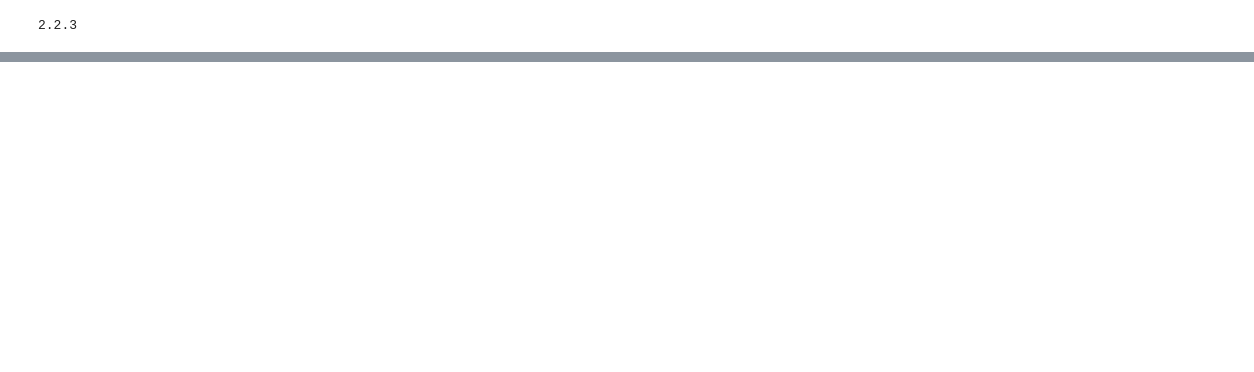
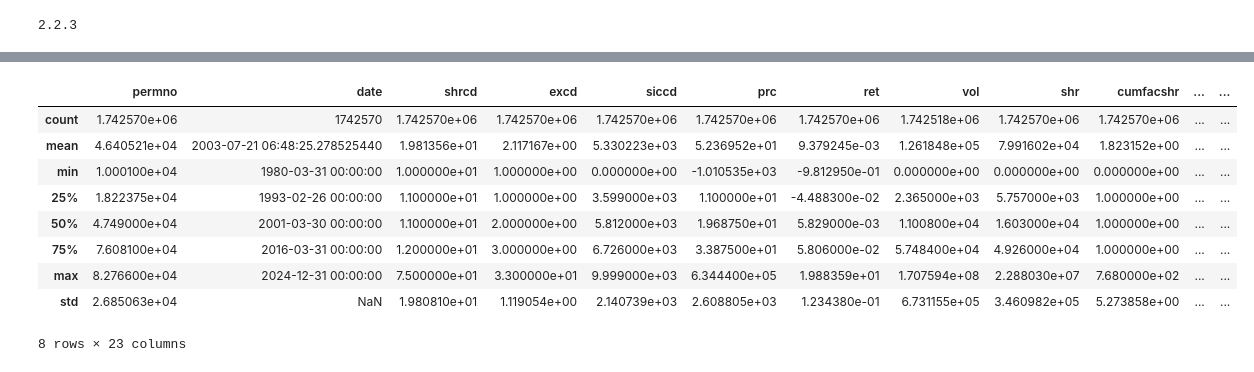
Before and after one commit to acrid2075/BotQ2025, a Jupyter notebook: momentum_improved.ipynb, the cells around one changed output, grey strips where cells are left out. Drawn from its saved outputs; the diff is of its cells as text; code cells hidden in the pictures; blank space fills up the shorter version.

```diff
--- a/momentum_improved.ipynb
+++ b/momentum_improved.ipynb
@@ -32,0 +68,13 @@ KeyboardInterrupt:
+# %%
+df.describe()
+# %% [output]
+|  | permno | date | shrcd | excd | siccd | prc | ret | vol | shr | cumfacshr | ... | ... |
+| count | 1.742570e+06 | 1742570 | 1.742570e+06 | 1.742570e+06 | 1.742570e+06 | 1.742570e+06 | 1.742570e+06 | 1.742518e+06 | 1.742570e+06 | 1.742570e+06 | ... | ... |
+| mean | 4.640521e+04 | 2003-07-21 06:48:25.278525440 | 1.981356e+01 | 2.117167e+00 | 5.330223e+03 | 5.236952e+01 | 9.379245e-03 | 1.261848e+05 | 7.991602e+04 | 1.823152e+00 | ... | ... |
+| min | 1.000100e+04 | 1980-03-31 00:00:00 | 1.000000e+01 | 1.000000e+00 | 0.000000e+00 | -1.010535e+03 | -9.812950e-01 | 0.000000e+00 | 0.000000e+00 | 0.000000e+00 | ... | ... |
+| 25% | 1.822375e+04 | 1993-02-26 00:00:00 | 1.100000e+01 | 1.000000e+00 | 3.599000e+03 | 1.100000e+01 | -4.488300e-02 | 2.365000e+03 | 5.757000e+03 | 1.000000e+00 | ... | ... |
+| 50% | 4.749000e+04 | 2001-03-30 00:00:00 | 1.100000e+01 | 2.000000e+00 | 5.812000e+03 | 1.968750e+01 | 5.829000e-03 | 1.100800e+04 | 1.603000e+04 | 1.000000e+00 | ... | ... |
+| 75% | 7.608100e+04 | 2016-03-31 00:00:00 | 1.200000e+01 | 3.000000e+00 | 6.726000e+03 | 3.387500e+01 | 5.806000e-02 | 5.748400e+04 | 4.926000e+04 | 1.000000e+00 | ... | ... |
+| max | 8.276600e+04 | 2024-12-31 00:00:00 | 7.500000e+01 | 3.300000e+01 | 9.999000e+03 | 6.344400e+05 | 1.988359e+01 | 1.707594e+08 | 2.288030e+07 | 7.680000e+02 | ... | ... |
+| std | 2.685063e+04 | NaN | 1.980810e+01 | 1.119054e+00 | 2.140739e+03 | 2.608805e+03 | 1.234380e-01 | 6.731155e+05 | 3.460982e+05 | 5.273858e+00 | ... | ... |
+8 rows × 23 columns
```
Also changed, not shown: parts of 8 cells of this notebook, 1 other file.
